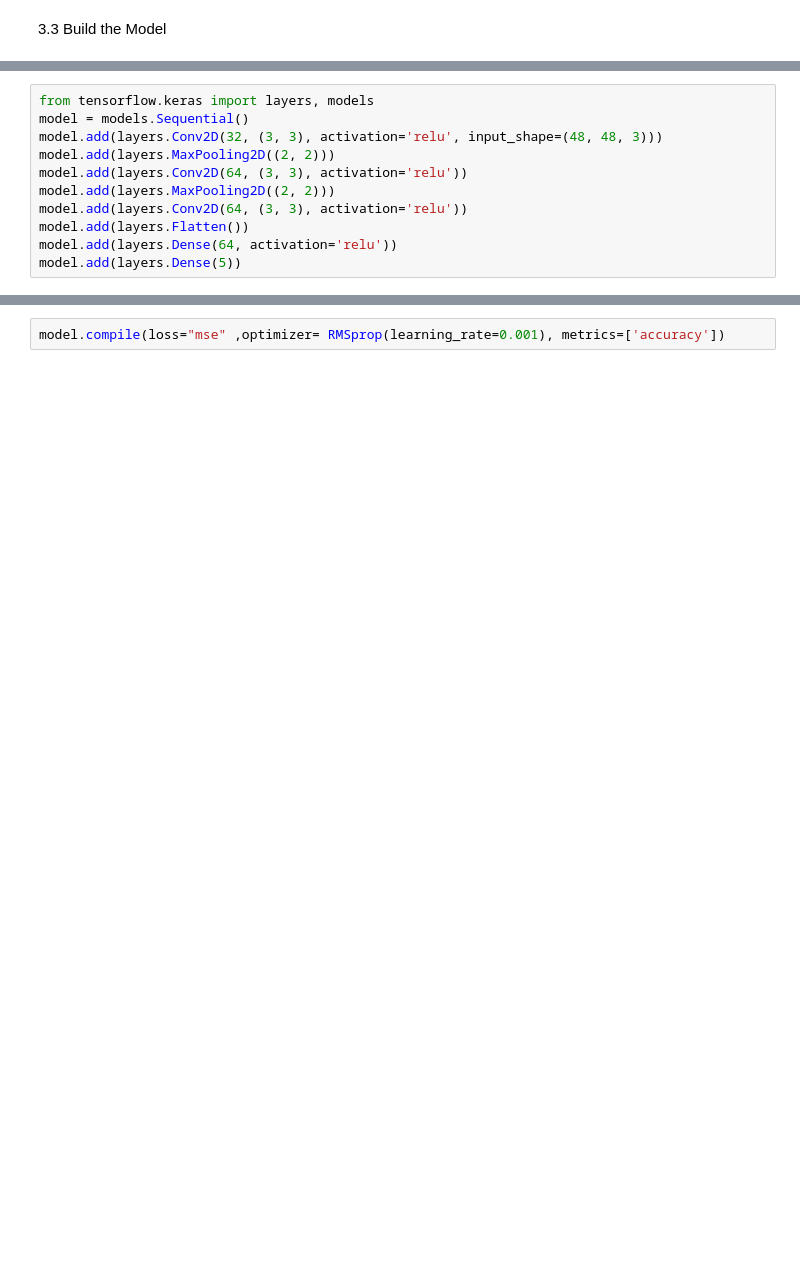
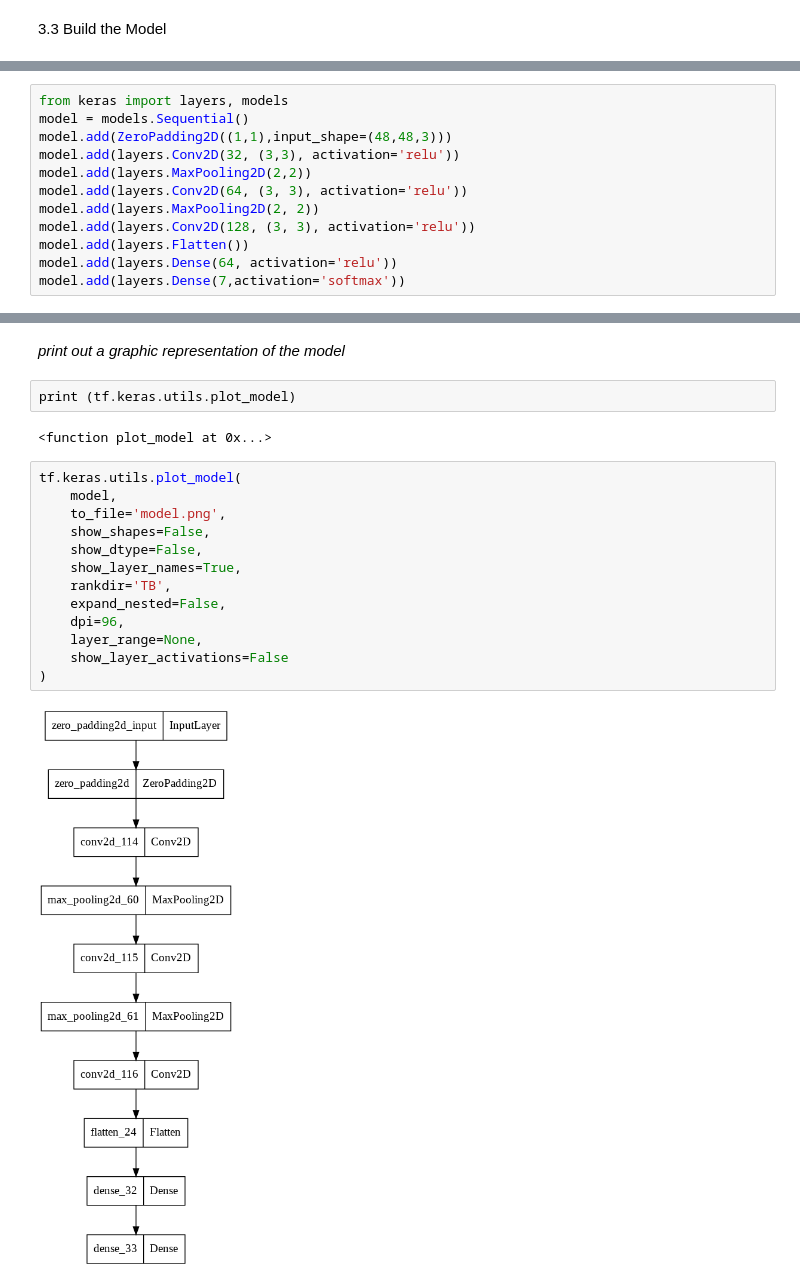
Before and after one commit to hadil1999-creator/Research-nternship-InnovCom, a Jupyter notebook: INNOV'COM.ipynb, the cells around one changed output, grey strips where cells are left out. Cells and saved outputs as stored; diff of their text form; blank space fills up the shorter version.

```diff
--- a/INNOV'COM.ipynb
+++ b/INNOV'COM.ipynb
@@ -641,16 +770,17 @@ from keras.models import Sequential
 from keras.layers.core import Flatten, Dense, Dropout
 from keras.layers.convolutional import Convolution2D, MaxPooling2D, ZeroPadding2D
 # %%
-from tensorflow.keras import layers, models
+from keras import layers, models
 model = models.Sequential()
-model.add(layers.Conv2D(32, (3, 3), activation='relu', input_shape=(48, 48, 3)))
-model.add(layers.MaxPooling2D((2, 2)))
+model.add(ZeroPadding2D((1,1),input_shape=(48,48,3)))
+model.add(layers.Conv2D(32, (3,3), activation='relu'))
+model.add(layers.MaxPooling2D(2,2))
 model.add(layers.Conv2D(64, (3, 3), activation='relu'))
-model.add(layers.MaxPooling2D((2, 2)))
-model.add(layers.Conv2D(64, (3, 3), activation='relu'))
+model.add(layers.MaxPooling2D(2, 2))
+model.add(layers.Conv2D(128, (3, 3), activation='relu'))
 model.add(layers.Flatten())
 model.add(layers.Dense(64, activation='relu'))
-model.add(layers.Dense(5))
+model.add(layers.Dense(7,activation='softmax'))
 # %%
 model.summary()
 # %% [output]
@@ -672,4 +802,23 @@ Trainable params: 318,853
 Non-trainable params: 0
 _________________________________________________________________
-# %%
-model.compile(loss="mse" ,optimizer= RMSprop(learning_rate=0.001), metrics=['accuracy'])
+# %% [markdown]
+*print out a graphic representation of the model*
+# %%
+print (tf.keras.utils.plot_model)
+# %% [output]
+<function plot_model at 0x...>
+# %%
+tf.keras.utils.plot_model(
+    model,
+    to_file='model.png',
+    show_shapes=False,
+    show_dtype=False,
+    show_layer_names=True,
+    rankdir='TB',
+    expand_nested=False,
+    dpi=96,
+    layer_range=None,
+    show_layer_activations=False
+)
+# %% [output]
+[figure, added]
```
Also changed, not shown: parts of 85 cells of this notebook.
